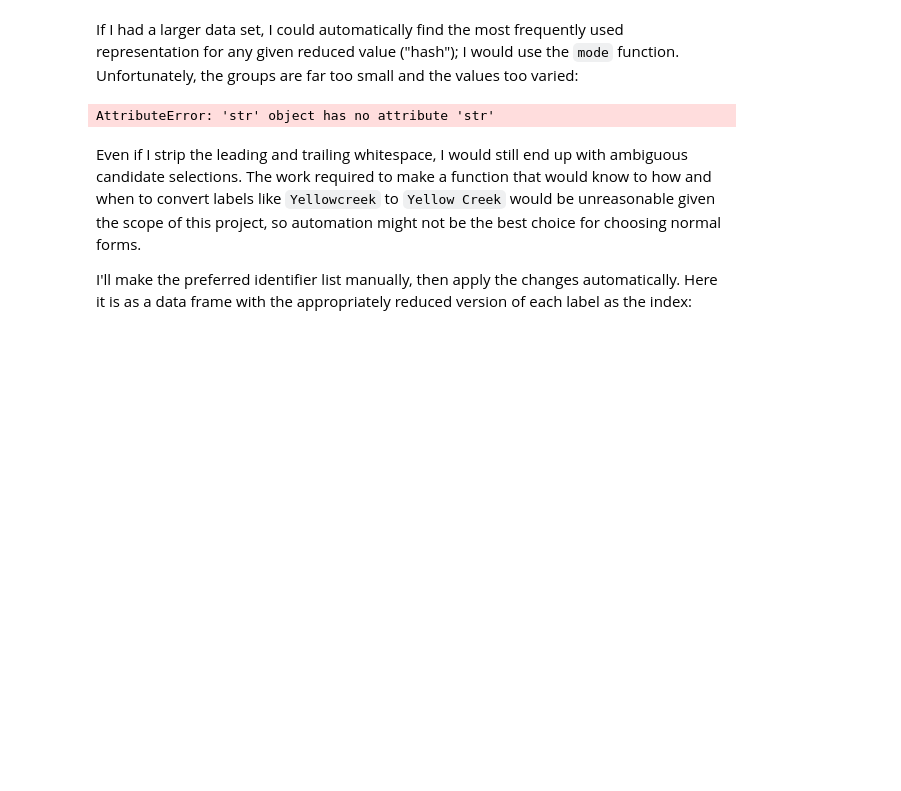
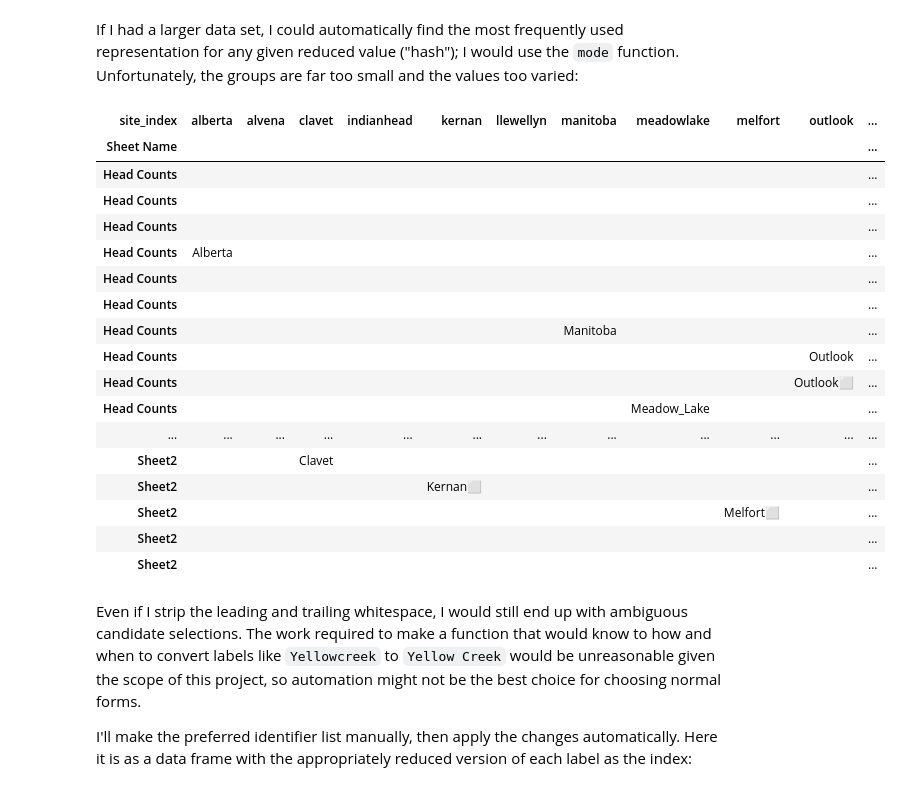
Before and after one commit to devvyn/aafc-field-data, a Jupyter notebook: notebook/projects/2016-sweep-vs-tiller/2016-sweep-vs-tiller.ipynb, the cells around one changed output. Cells and saved outputs as stored; diff of their text form; code cells hidden in the pictures; blank space fills up the shorter version.

```diff
--- a/notebook/projects/2016-sweep-vs-tiller/2016-sweep-vs-tiller.ipynb
+++ b/notebook/projects/2016-sweep-vs-tiller/2016-sweep-vs-tiller.ipynb
@@ -1313,14 +1313,30 @@ for frame in (hc, s2) + (site_values, ):
 If I had a larger data set, I could automatically find the most frequently used representation for any given reduced value ("hash"); I would use the `mode` function. Unfortunately, the groups are far too small and the values too varied:
 # %%
 (
-    site_values.site
-    .apply(show_spaces)
+    show_spaces(site_values.site)
     .unstack()
     .fillna('')
     .reset_index('index', drop=True)
 )
 # %% [output]
-AttributeError: 'str' object has no attribute 'str'
+| site_index | alberta | alvena | clavet | indianhead | kernan | llewellyn | manitoba | meadowlake | melfort | outlook | ... |
+| Sheet Name |  |  |  |  |  |  |  |  |  |  | ... |
+| Head Counts |  |  |  |  |  |  |  |  |  |  | ... |
+| Head Counts |  |  |  |  |  |  |  |  |  |  | ... |
+| Head Counts |  |  |  |  |  |  |  |  |  |  | ... |
+| Head Counts | Alberta |  |  |  |  |  |  |  |  |  | ... |
+| Head Counts |  |  |  |  |  |  |  |  |  |  | ... |
+| Head Counts |  |  |  |  |  |  |  |  |  |  | ... |
+| Head Counts |  |  |  |  |  |  | Manitoba |  |  |  | ... |
+| Head Counts |  |  |  |  |  |  |  |  |  | Outlook | ... |
+| Head Counts |  |  |  |  |  |  |  |  |  | Outlook⬜️ | ... |
+| Head Counts |  |  |  |  |  |  |  | Meadow_Lake |  |  | ... |
+| ... | ... | ... | ... | ... | ... | ... | ... | ... | ... | ... | ... |
+| Sheet2 |  |  | Clavet |  |  |  |  |  |  |  | ... |
+| Sheet2 |  |  |  |  | Kernan⬜️ |  |  |  |  |  | ... |
+| Sheet2 |  |  |  |  |  |  |  |  | Melfort⬜️ |  | ... |
+| Sheet2 |  |  |  |  |  |  |  |  |  |  | ... |
+| Sheet2 |  |  |  |  |  |  |  |  |  |  | ... |
 # %% [markdown]
 Even if I strip the leading and trailing whitespace, I would still end up with ambiguous candidate selections. The work required to make a function that would know to how and when to convert labels like `Yellowcreek` to `Yellow Creek` would be unreasonable given the scope of this project, so automation might not be the best choice for choosing normal forms.
 
```
Also changed, not shown: parts of 13 cells of this notebook.
